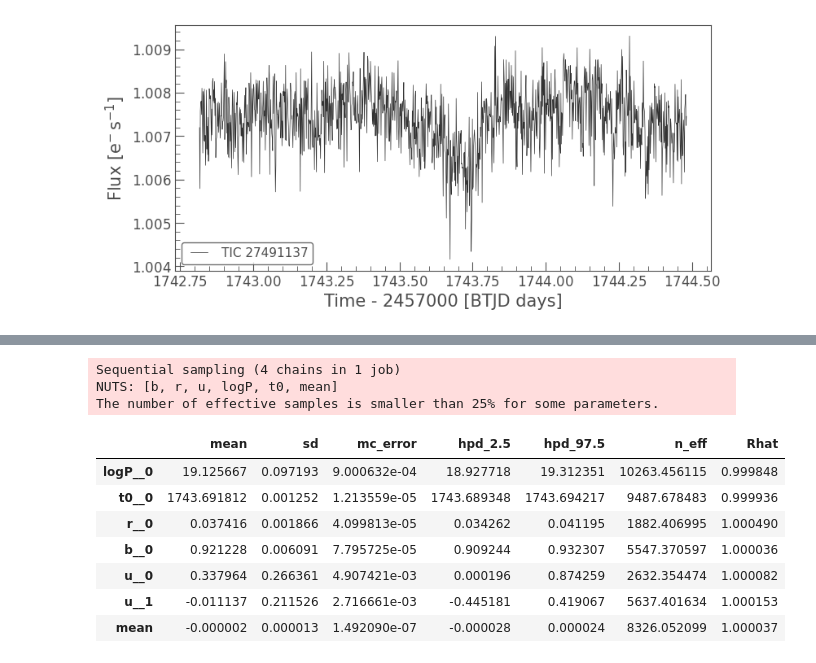
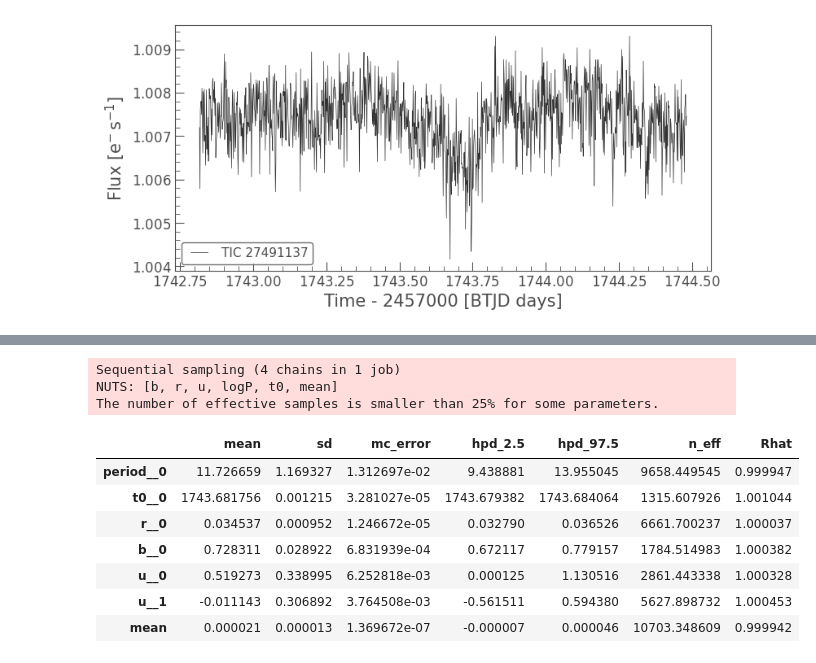
Before and after one commit to hughesymendes/TIC-27491137, a Jupyter notebook: dip1_sample.ipynb, the cells around one changed output, grey strips where cells are left out. Cells and saved outputs as stored; diff of their text form; code cells hidden in the pictures.

```diff
--- a/dip1_sample.ipynb
+++ b/dip1_sample.ipynb
@@ -123,7 +123,7 @@ import numpy as np
 import exoplanet as xo
 
 # The light curve calculation requires an orbit
-orbit = xo.orbits.KeplerianOrbit(period=np.random.uniform(1,50,1), t0 =1743.7, r_star = 0.78, m_star= 0.87)
+orbit = xo.orbits.KeplerianOrbit(period=np.random.uniform(1,6,1), t0 =1743.7, r_star = 0.78, m_star= 0.87)
 
 # Compute a limb-darkened light curve using starry
 t = np.linspace(1743.09394,1744.20329, 1200)
@@ -160,8 +160,8 @@ with pm.Model() as model:
     t0 = pm.Normal("t0", mu=1743.7, sd=1.0, shape=1)
 
     # The log period; also tracking the period itself
-    logP = pm.Normal("logP", mu=np.random.uniform(1,50,1), sd=0.1, shape=1)
-    period = np.random.uniform(1,50,1)
+    logP = pm.Normal("logP", mu=np.random.uniform(1,6,1), sd=0.1, shape=1)
+    period = pm.Deterministic("period", pm.math.exp(logP))
 
     # The Kipping (2013) parameterization for quadratic limb darkening paramters
     u = xo.distributions.QuadLimbDark("u", testval=np.array([0.04, 0.06]))
@@ -212,27 +212,27 @@ IndexError: ignored
 # %%
 np.random.seed(42)
 with model:
     trace = pm.sample(
         tune=3000,
         draws=3000,
         start=map_soln,
         chains=4,
         step=xo.get_dense_nuts_step(target_accept=0.9),
     )
 
-pm.summary(trace, varnames=["logP", "t0", "r", "b", "u", "mean"])
+pm.summary(trace, varnames=["period", "t0", "r", "b", "u", "mean"])
 # %% [output]
 Sequential sampling (4 chains in 1 job)
 NUTS: [b, r, u, logP, t0, mean]
 The number of effective samples is smaller than 25% for some parameters.
 |  | mean | sd | mc_error | hpd_2.5 | hpd_97.5 | n_eff | Rhat |
-| logP__0 | 19.125667 | 0.097193 | 9.000632e-04 | 18.927718 | 19.312351 | 10263.456115 | 0.999848 |
-| t0__0 | 1743.691812 | 0.001252 | 1.213559e-05 | 1743.689348 | 1743.694217 | 9487.678483 | 0.999936 |
-| r__0 | 0.037416 | 0.001866 | 4.099813e-05 | 0.034262 | 0.041195 | 1882.406995 | 1.000490 |
-| b__0 | 0.921228 | 0.006091 | 7.795725e-05 | 0.909244 | 0.932307 | 5547.370597 | 1.000036 |
-| u__0 | 0.337964 | 0.266361 | 4.907421e-03 | 0.000196 | 0.874259 | 2632.354474 | 1.000082 |
-| u__1 | -0.011137 | 0.211526 | 2.716661e-03 | -0.445181 | 0.419067 | 5637.401634 | 1.000153 |
-| mean | -0.000002 | 0.000013 | 1.492090e-07 | -0.000028 | 0.000024 | 8326.052099 | 1.000037 |
+| period__0 | 11.726659 | 1.169327 | 1.312697e-02 | 9.438881 | 13.955045 | 9658.449545 | 0.999947 |
+| t0__0 | 1743.681756 | 0.001215 | 3.281027e-05 | 1743.679382 | 1743.684064 | 1315.607926 | 1.001044 |
+| r__0 | 0.034537 | 0.000952 | 1.246672e-05 | 0.032790 | 0.036526 | 6661.700237 | 1.000037 |
+| b__0 | 0.728311 | 0.028922 | 6.831939e-04 | 0.672117 | 0.779157 | 1784.514983 | 1.000382 |
+| u__0 | 0.519273 | 0.338995 | 6.252818e-03 | 0.000125 | 1.130516 | 2861.443338 | 1.000328 |
+| u__1 | -0.011143 | 0.306892 | 3.764508e-03 | -0.561511 | 0.594380 | 5627.898732 | 1.000453 |
+| mean | 0.000021 | 0.000013 | 1.369672e-07 | -0.000007 | 0.000046 | 10703.348609 | 0.999942 |
 # %%
 import corner
 
```
Also changed, not shown: parts of 3 cells of this notebook.
